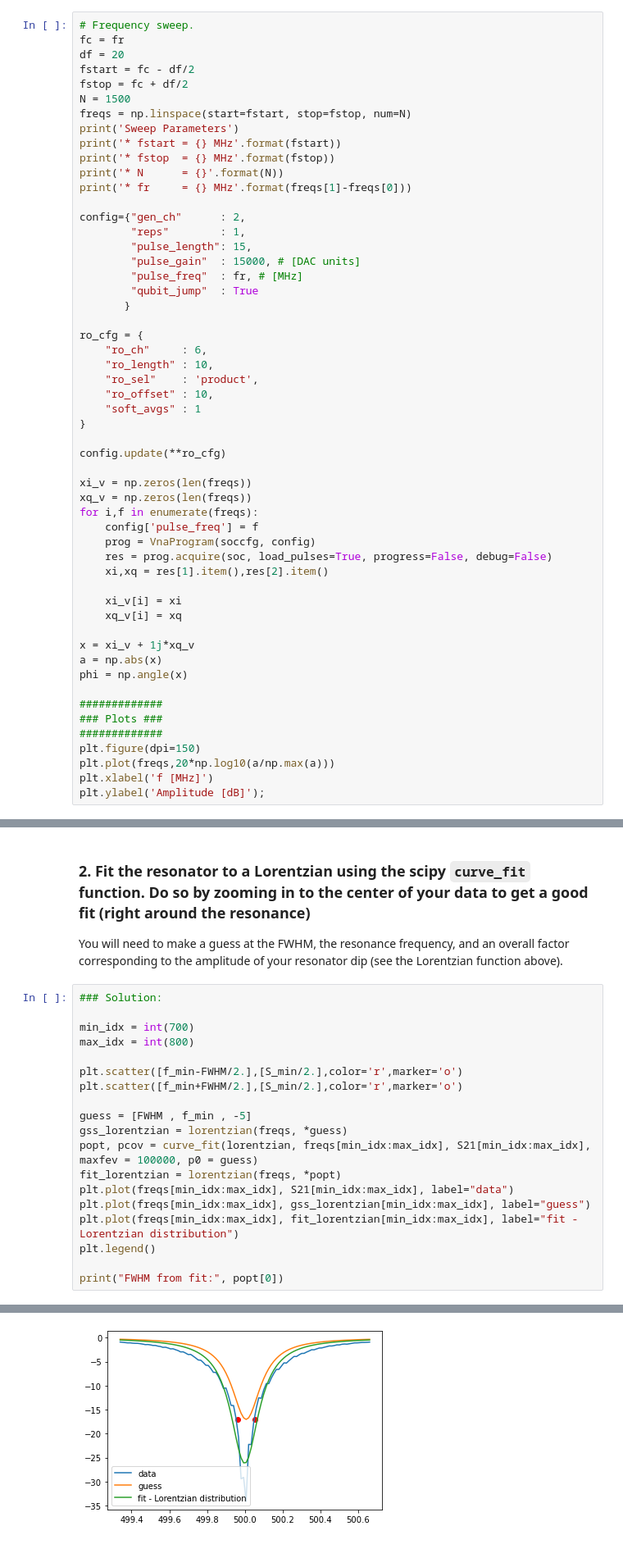
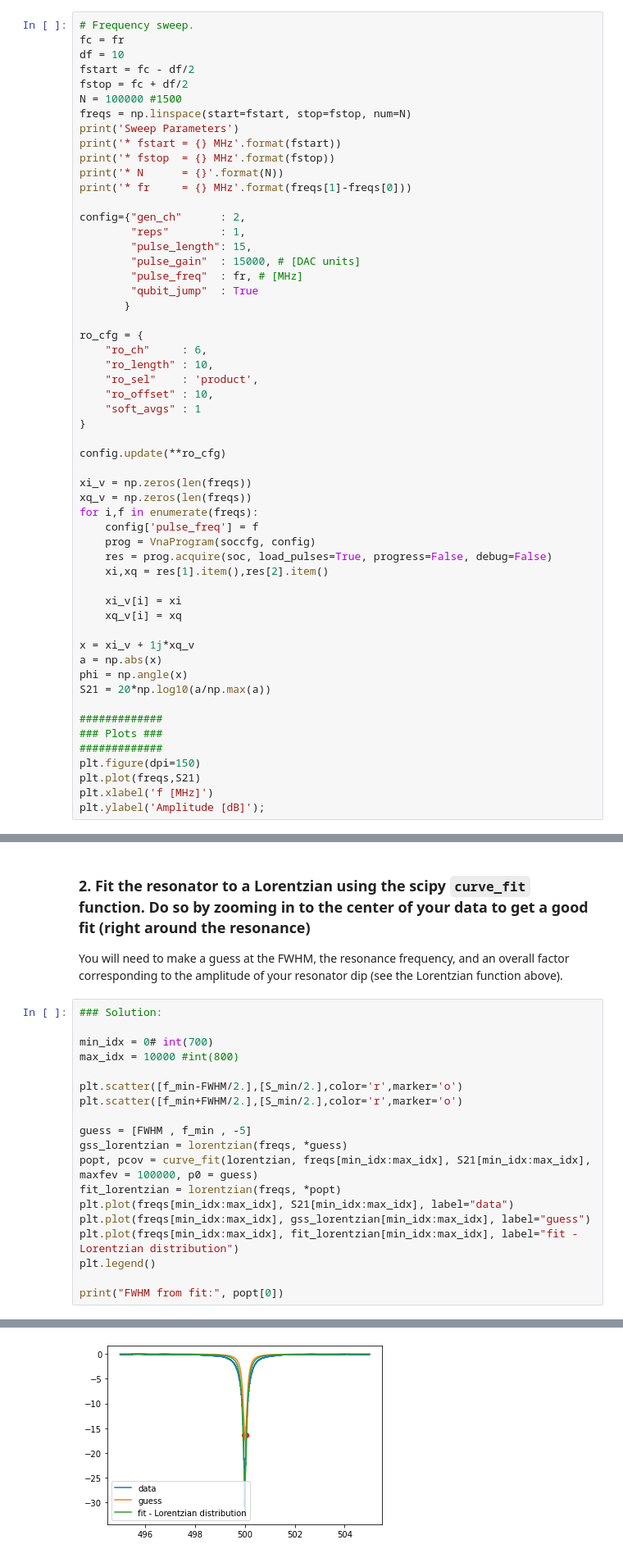
Before and after one commit to openquantumhardware/QIS_SummerSchool_2024, a Jupyter notebook: ZCU216/demos_qce/demos_expt/LabDay2_QubitReadout.ipynb, the cells around one changed output, grey strips where cells are left out. Shown: that part at 82% size. Saved outputs shown, nothing was run; the diff lists cells and outputs as text.

```diff
--- a/ZCU216/demos_qce/demos_expt/LabDay2_QubitReadout.ipynb
+++ b/ZCU216/demos_qce/demos_expt/LabDay2_QubitReadout.ipynb
@@ -150,10 +150,10 @@ By measuring the complex S_21 of the resonator around its resonant frequency, we
 # %%
 # Frequency sweep.
 fc = fr
-df = 20
+df = 10
 fstart = fc - df/2
 fstop = fc + df/2
-N = 1500
+N = 100000 #1500
 freqs = np.linspace(start=fstart, stop=fstop, num=N)
 print('Sweep Parameters')
 print('* fstart = {} MHz'.format(fstart))
@@ -193,12 +193,13 @@ for i,f in enumerate(freqs):
 x = xi_v + 1j*xq_v
 a = np.abs(x)
 phi = np.angle(x)
+S21 = 20*np.log10(a/np.max(a))
 
 #############
 ### Plots ###
 #############
 plt.figure(dpi=150)
-plt.plot(freqs,20*np.log10(a/np.max(a)))
+plt.plot(freqs,S21)
 plt.xlabel('f [MHz]')
 plt.ylabel('Amplitude [dB]');
 # %% [output]
@@ -244,8 +243,8 @@ You will need to make a guess at the FWHM, the resonance frequency, and an overa
 # %%
 ### Solution:
 
-min_idx = int(700)
-max_idx = int(800)
+min_idx = 0# int(700)
+max_idx = 10000 #int(800)
 
 plt.scatter([f_min-FWHM/2.],[S_min/2.],color='r',marker='o')
 plt.scatter([f_min+FWHM/2.],[S_min/2.],color='r',marker='o')
@@ -265,4 +264,4 @@ FWHM from fit: 0.09072937941052256
-[figure, old version]
+[figure, new version]
 # %% [markdown]
 ### 3. Fit the resonator to a Cauchy fit using the scipy `curve_fit` function. Do so by zooming in to the center of your data to get a good fit (right around the resonance)
 
```
Also changed, not shown: parts of 7 cells of this notebook, 3 other files.
